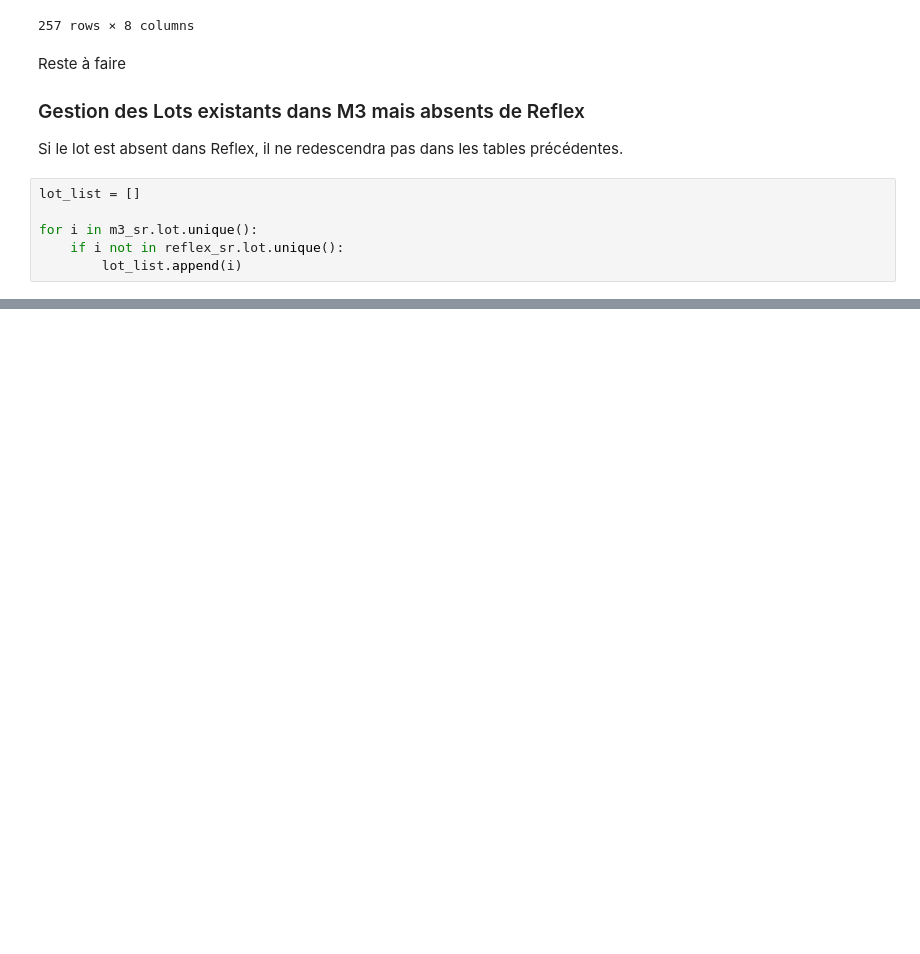
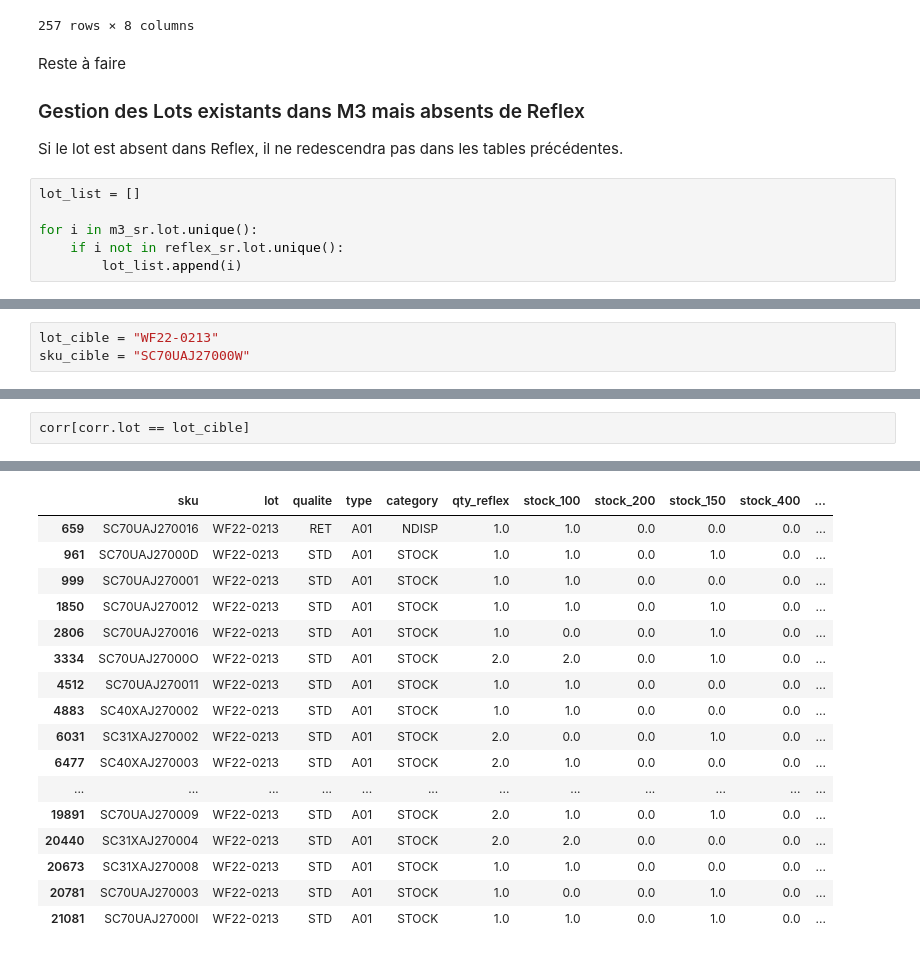
Before and after one commit to mdlpwolf/regulstock, a Jupyter notebook: notebooks/regule_stock.ipynb, the cells around one changed output, grey strips where cells are left out. Cells and saved outputs as stored; diff of their text form; blank space fills up the shorter version.

```diff
--- a/notebooks/regule_stock.ipynb
+++ b/notebooks/regule_stock.ipynb
@@ -234,0 +201,3 @@ m3[m3.sku == "SC70A921200W2"]
+# %%
+lot_cible = "WF22-0213"
+sku_cible = "SC70UAJ27000W"
@@ -234,0 +216,3 @@ m3[m3.sku == "SC70A921200W2"]
+# %%
+corr[corr.lot == lot_cible]
+# %% [output]
@@ -234,0 +220,17 @@ m3[m3.sku == "SC70A921200W2"]
+|  | sku | lot | qualite | type | category | qty_reflex | stock_100 | stock_200 | stock_150 | stock_400 | ... |
+| 659 | SC70UAJ270016 | WF22-0213 | RET | A01 | NDISP | 1.0 | 1.0 | 0.0 | 0.0 | 0.0 | ... |
+| 961 | SC70UAJ27000D | WF22-0213 | STD | A01 | STOCK | 1.0 | 1.0 | 0.0 | 1.0 | 0.0 | ... |
+| 999 | SC70UAJ270001 | WF22-0213 | STD | A01 | STOCK | 1.0 | 1.0 | 0.0 | 0.0 | 0.0 | ... |
+| 1850 | SC70UAJ270012 | WF22-0213 | STD | A01 | STOCK | 1.0 | 1.0 | 0.0 | 1.0 | 0.0 | ... |
+| 2806 | SC70UAJ270016 | WF22-0213 | STD | A01 | STOCK | 1.0 | 0.0 | 0.0 | 1.0 | 0.0 | ... |
+| 3334 | SC70UAJ27000O | WF22-0213 | STD | A01 | STOCK | 2.0 | 2.0 | 0.0 | 1.0 | 0.0 | ... |
+| 4512 | SC70UAJ270011 | WF22-0213 | STD | A01 | STOCK | 1.0 | 1.0 | 0.0 | 0.0 | 0.0 | ... |
+| 4883 | SC40XAJ270002 | WF22-0213 | STD | A01 | STOCK | 1.0 | 1.0 | 0.0 | 0.0 | 0.0 | ... |
+| 6031 | SC31XAJ270002 | WF22-0213 | STD | A01 | STOCK | 2.0 | 0.0 | 0.0 | 1.0 | 0.0 | ... |
+| 6477 | SC40XAJ270003 | WF22-0213 | STD | A01 | STOCK | 2.0 | 1.0 | 0.0 | 0.0 | 0.0 | ... |
+| ... | ... | ... | ... | ... | ... | ... | ... | ... | ... | ... | ... |
+| 19891 | SC70UAJ270009 | WF22-0213 | STD | A01 | STOCK | 2.0 | 1.0 | 0.0 | 1.0 | 0.0 | ... |
+| 20440 | SC31XAJ270004 | WF22-0213 | STD | A01 | STOCK | 2.0 | 2.0 | 0.0 | 0.0 | 0.0 | ... |
+| 20673 | SC31XAJ270008 | WF22-0213 | STD | A01 | STOCK | 1.0 | 1.0 | 0.0 | 0.0 | 0.0 | ... |
+| 20781 | SC70UAJ270003 | WF22-0213 | STD | A01 | STOCK | 1.0 | 0.0 | 0.0 | 1.0 | 0.0 | ... |
+| 21081 | SC70UAJ27000I | WF22-0213 | STD | A01 | STOCK | 1.0 | 1.0 | 0.0 | 1.0 | 0.0 | ... |
```
Also changed, not shown: parts of 32 cells of this notebook, 6 other files.
